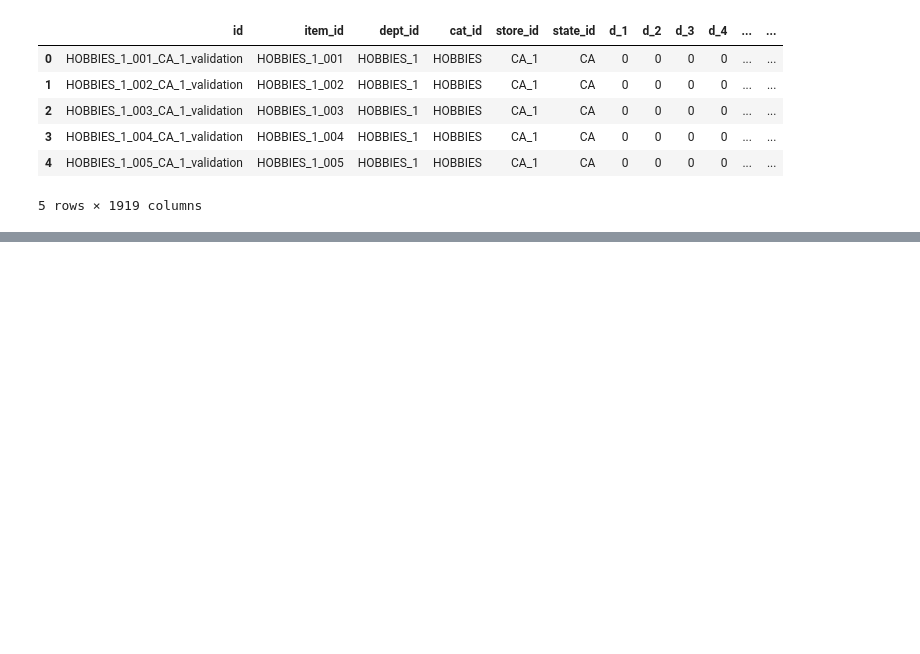
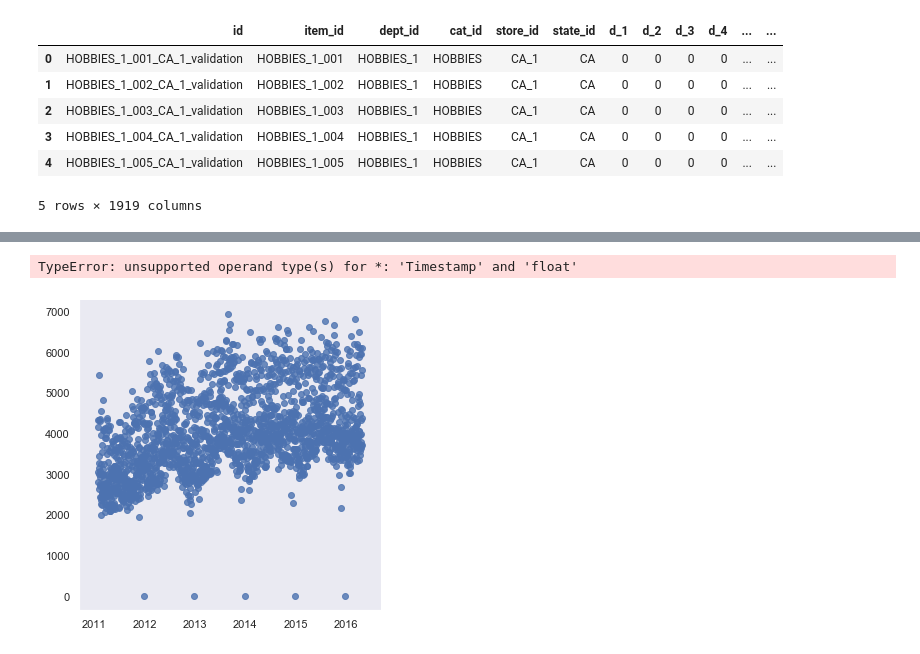
Before and after one commit to cpglenn/m5-forecasting-accuracy, a Jupyter notebook: master.ipynb, the cells around one changed output, grey strips where cells are left out. Cells and saved outputs as stored; diff of their text form; code cells hidden in the pictures; blank space fills up the shorter version.

```diff
--- a/master.ipynb
+++ b/master.ipynb
@@ -62,0 +132,8 @@ master.merge()
+# %%
+sns.lmplot(data=store_sales,
+             x='date',
+             y='unit_sales',
+             hue='store_id')
+# %% [output]
+TypeError: unsupported operand type(s) for *: 'Timestamp' and 'float'
+[figure, added]
```
Also changed, not shown: parts of 10 cells of this notebook.
